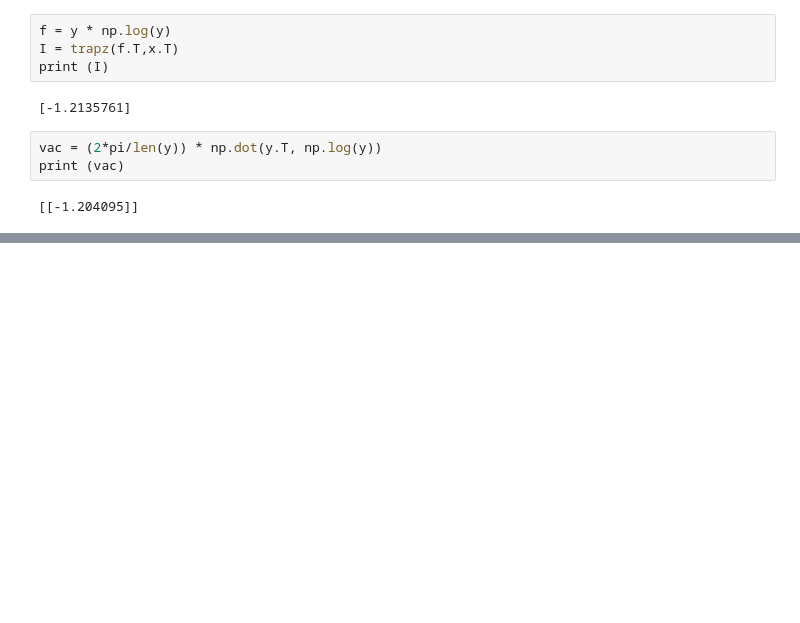
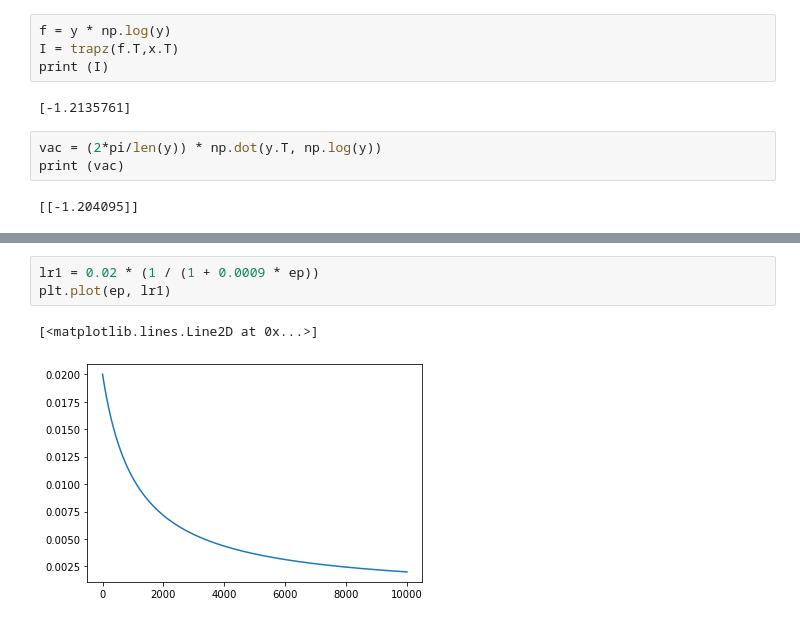
Before and after one commit to DengNaichen/deep-neural-networks-with-pytorch, a Jupyter notebook: test.ipynb, the cells around one changed output, grey strips where cells are left out. Saved outputs shown, nothing was run; the diff lists cells and outputs as text; blank space fills up the shorter version.

```diff
--- a/test.ipynb
+++ b/test.ipynb
@@ -94,0 +103,6 @@ print (vac)
+# %%
+lr1 = 0.02 * (1 / (1 + 0.0009 * ep))
+plt.plot(ep, lr1)
+# %% [output]
+[<matplotlib.lines.Line2D at 0x...>]
+[figure, added]
```
Also changed, not shown: parts of 1 cell of this notebook, 4 other files.
